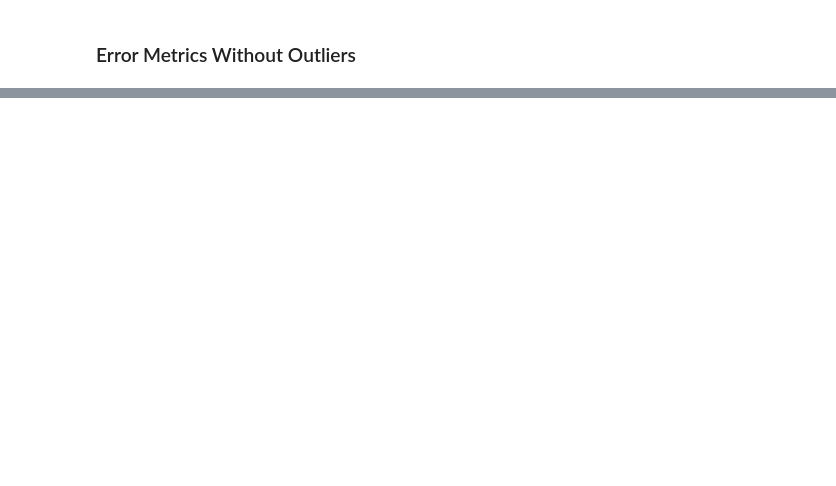
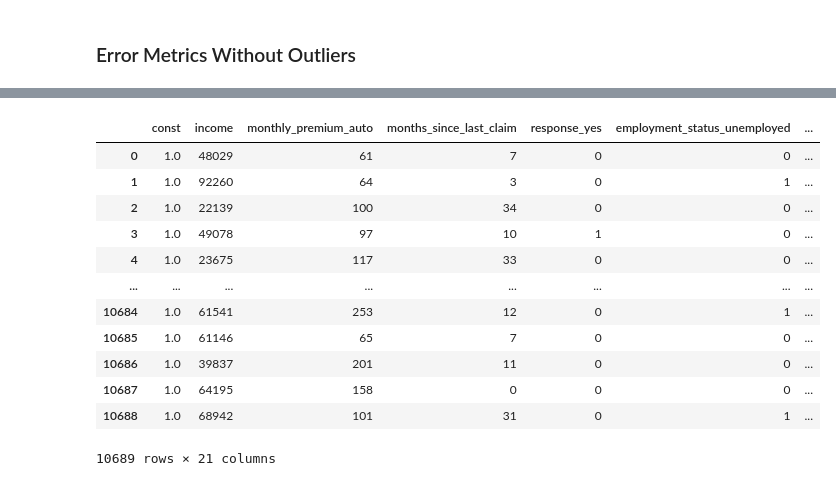
Before and after one commit to esrabecker/Ironhack-DA, a Jupyter notebook: Customer Analysis Case Study/Customer Analysis Case Study - Modeling.ipynb, the cells around one changed output, grey strips where cells are left out. Cells and saved outputs as stored; diff of their text form; code cells hidden in the pictures; blank space fills up the shorter version.

```diff
--- a/Customer Analysis Case Study/Customer Analysis Case Study - Modeling.ipynb
+++ b/Customer Analysis Case Study/Customer Analysis Case Study - Modeling.ipynb
@@ -1134,0 +1245,8 @@ Adj_R2
+# %%
+import pandas as pd
+import numpy as np
+pd.set_option('display.max_columns', None)
+import warnings
+warnings.filterwarnings('ignore')
+import statsmodels.api as sm
+from sklearn.datasets import load_boston
@@ -1134,0 +1269,7 @@ Adj_R2
+# %%
+x = df_new.drop(['total_claim_amount'], axis = 1)
+y = df_new['total_claim_amount']
+X = pd.DataFrame(x, columns = x.columns)
+
+X_added_constant = sm.add_constant(X)
+X_added_constant
@@ -1134,0 +1290,5 @@ Adj_R2
+# %%
+# we need to add this constant value of 1 for the intercepts
+import statsmodels.api as sm
+model = sm.OLS(y,X_added_constant).fit()
+model.summary()
@@ -1134,0 +1330,17 @@ Adj_R2
+# %%
+significant_features=X_added_constant[model.params[list(np.where(model.pvalues < 0.05)[0])].iloc[0:].index.tolist()]
+significant_features
+# %% [output]
+|  | const | income | monthly_premium_auto | months_since_last_claim | response_yes | employment_status_unemployed | ... |
+| 0 | 1.0 | 48029 | 61 | 7 | 0 | 0 | ... |
+| 1 | 1.0 | 92260 | 64 | 3 | 0 | 1 | ... |
+| 2 | 1.0 | 22139 | 100 | 34 | 0 | 0 | ... |
+| 3 | 1.0 | 49078 | 97 | 10 | 1 | 0 | ... |
+| 4 | 1.0 | 23675 | 117 | 33 | 0 | 0 | ... |
+| ... | ... | ... | ... | ... | ... | ... | ... |
+| 10684 | 1.0 | 61541 | 253 | 12 | 0 | 1 | ... |
+| 10685 | 1.0 | 61146 | 65 | 7 | 0 | 0 | ... |
+| 10686 | 1.0 | 39837 | 201 | 11 | 0 | 0 | ... |
+| 10687 | 1.0 | 64195 | 158 | 0 | 0 | 0 | ... |
+| 10688 | 1.0 | 68942 | 101 | 31 | 0 | 1 | ... |
+10689 rows × 21 columns
```
Also changed, not shown: parts of 48 cells of this notebook, 4 other files.
